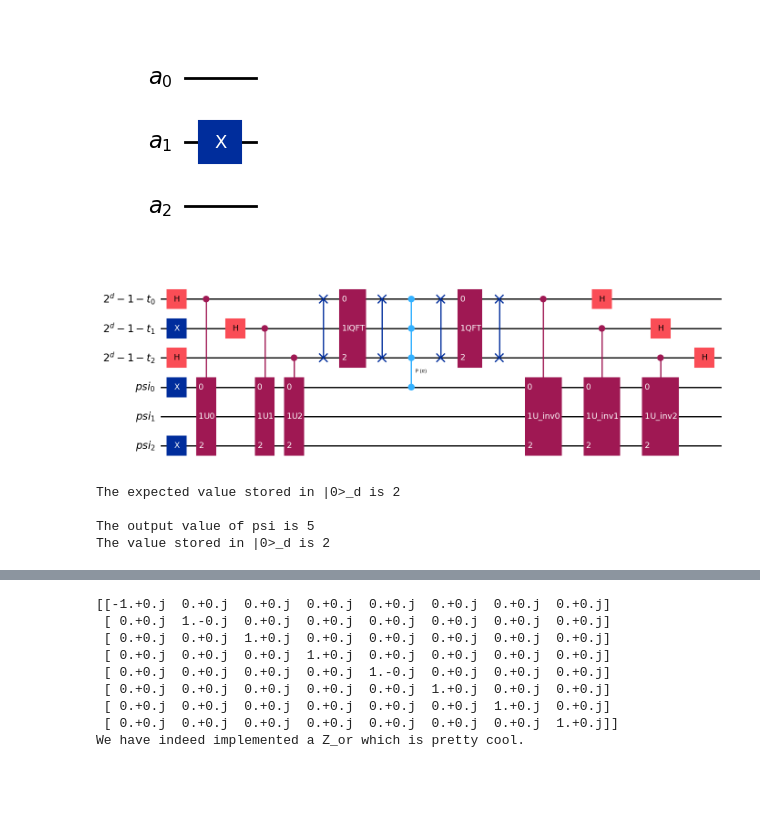
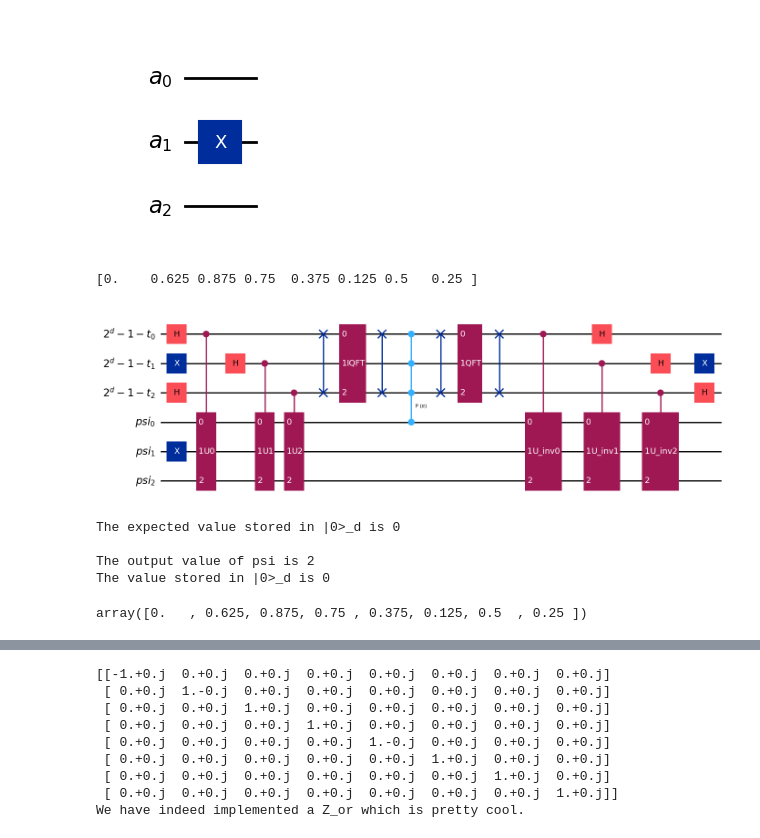
Before and after one commit to pankmunbodh/Quantum-Calculator, a Jupyter notebook: QPE and Grover.ipynb, the cells around one changed output, grey strips where cells are left out. Drawn from its saved outputs; the diff is of its cells as text; code cells hidden in the pictures; blank space fills up the shorter version.

```diff
--- a/QPE and Grover.ipynb
+++ b/QPE and Grover.ipynb
@@ -282,6 +282,14 @@ def initial_conditions(alpha, qr): #Input : number alpha, quantum register qr
 initial_conditions(2,blabla).draw(output="mpl")
 # %% [output]
 [figure]
+# %%
+d = 3
+n = 3
+
+thetas = theta_input(d,n)
+print(thetas)
+# %% [output]
+[0.    0.625 0.875 0.75  0.375 0.125 0.5   0.25 ]
 # %%
 from qiskit.circuit.library import MCPhaseGate
 # %%
@@ -312,44 +320,53 @@ def U_f(psi,d,n,thetas): # sv_ini is Initial State Vector to feed in to QPE
 
 
     qc_qpe = QPE(d,n,thetas)
     qc.compose(qc_qpe, qubits=qr_0[:] + qr_psi[:],inplace=True)
 
     #mcp_gate = MCPhaseGate(lam=np.pi, num_ctrl_qubits=3) # so that get a MCZ gate.
 
     #qc.append(mcp_gate, [0, 1, 2])
 
     qc.mcp(np.pi, qr_0,qr_psi[0])
 
 
     qc_qpe_dagger = QPE_dagger(d,n,thetas)
     qc.compose(qc_qpe_dagger, qubits = qr_0[:] + qr_psi[:], inplace=True)
 
+    qc_0_ini_inv = initial_conditions(2**d - 1 - t,qr_0).inverse()
+    qc.compose(qc_0_ini_inv,qubits=qr_0[:],inplace=True)
+
     #bit_str = bit_string_input(t,psi,d,n)
 
     #counter=0
 
     #=
 
 
 
     #sv_ini = bit_to_state(bit_str)
 
     return qc
 
-psi = 5
+psi = 2
+
 qc = U_f(psi,d,n,thetas)
 qc.draw(output="mpl")
 # %% [output]
-[figure, old version]
+[figure, new version]
 # %%
+
 sv_fin = Statevector(qc)
 probs = sv_fin.probabilities()
 #n_qubits = sv_fin.num_qubits
-print("The expected value stored in |0>_d is",2**d-1-t)
+print("The expected value stored in |0>_d is",0)#2**d-1-t)
 print("")
 print("The value stored in |0>_d is",num_output(bit_string(np.random.choice(2**(d+n),p=probs),d+n)[::-1],d,n))
 # %% [output]
-The expected value stored in |0>_d is 2
+The expected value stored in |0>_d is 0
 
-The output value of psi is 5
-The value stored in |0>_d is 2
+The output value of psi is 2
+The value stored in |0>_d is 0
+# %%
+thetas # the value of the key psi depends both on t and the index of that value of t in thetas e.g here psi=2
+# %% [output]
+array([0.   , 0.625, 0.875, 0.75 , 0.375, 0.125, 0.5  , 0.25 ])
```
Also changed, not shown: parts of 9 cells of this notebook.
